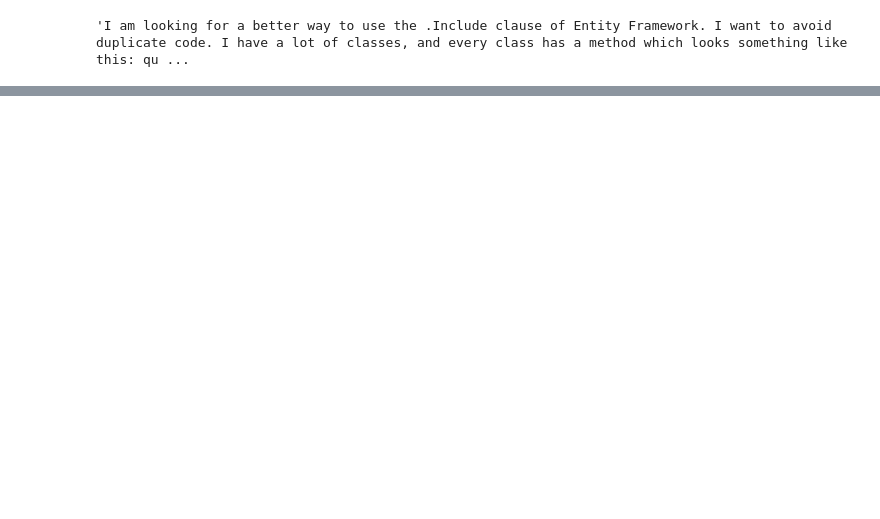
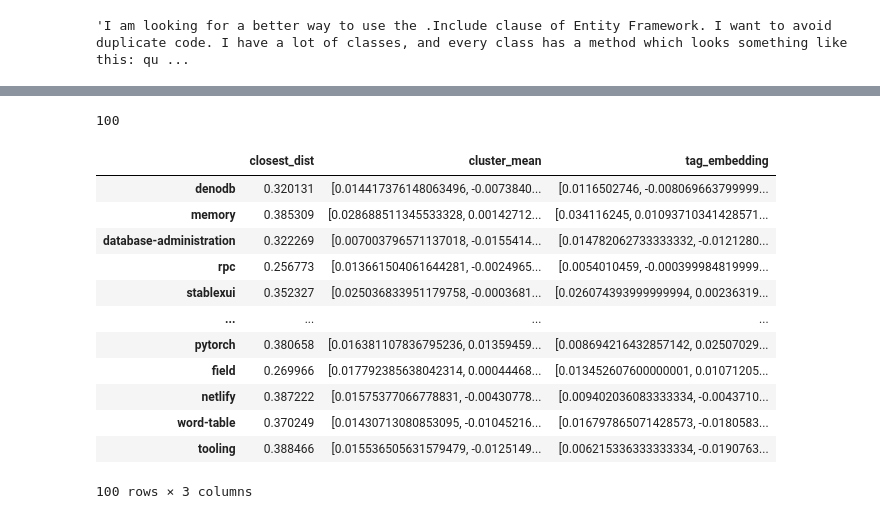
Before and after one commit to Hevagog/adm-stack-inference, a Jupyter notebook: notebooks/questions-xrt.ipynb, the cells around one changed output, grey strips where cells are left out. Cells and saved outputs as stored; diff of their text form; code cells hidden in the pictures; blank space fills up the shorter version.

```diff
--- a/notebooks/questions-xrt.ipynb
+++ b/notebooks/questions-xrt.ipynb
@@ -145,0 +245,7 @@ original_data.iloc[0]['question_text']
+# %%
+
+tree_builder = DirectHierarchicalLabelTree(
+    tag_embeddings=t_stacked,
+    tag_names=tags.index,
+    branching_factors=[100, 100]
+)
@@ -145,0 +300,20 @@ original_data.iloc[0]['question_text']
+# %%
+children_0_tags=[]
+closest_tag,closest_dist = None, float('inf')
+for tag_name,i in zip(tags.index,range(tags.index.shape[0])):
+    tag_path = tree_builder.tag_to_path[i]
+    tag_path_parts = tag_path.split('_c')
+    if tag_path_parts[1] == '0':
+        embedding_cluster_mean = np.mean(tree_builder.tree[tag_path_parts[0] + '_c' + tag_path_parts[1]]['centroids'], axis=0)
+        children_0_tags.append(tag_name)
+        embedding_val = np.stack(tree_builder.tree[tag_path]['centroid'])
+        dist = euclidean_distances(embedding_val.reshape(1, -1), embedding_cluster_mean.reshape(1, -1))[0][0]
+        if dist < closest_dist:
+            closest_dist = dist
+            closest_tag = tag_name
+# %%
+h1_t = {centroid_idx: [] for centroid_idx in range(100)}
+# %%
+len(tree_builder.tree['root']['children'])
+# %% [output]
+100
@@ -145,0 +391,21 @@ original_data.iloc[0]['question_text']
+# %%
+h1_t = find_representative_tags(tree_builder, tags, n_centroids=100)
+# %%
+centroid_100_tags = pd.DataFrame.from_dict(h1_t, orient='index')
+centroid_100_tags.index = centroid_100_tags['closest_tag'].values
+centroid_100_tags.drop(columns=['closest_tag'], inplace=True)
+centroid_100_tags
+# %% [output]
+|  | closest_dist | cluster_mean | tag_embedding |
+| denodb | 0.320131 | [0.014417376148063496, -0.0073840... | [0.0116502746, -0.008069663799999... |
+| memory | 0.385309 | [0.028688511345533328, 0.00142712... | [0.034116245, 0.01093710341428571... |
+| database-administration | 0.322269 | [0.007003796571137018, -0.0155414... | [0.014782062733333332, -0.0121280... |
+| rpc | 0.256773 | [0.013661504061644281, -0.0024965... | [0.0054010459, -0.000399984819999... |
+| stablexui | 0.352327 | [0.025036833951179758, -0.0003681... | [0.026074393999999994, 0.00236319... |
+| ... | ... | ... | ... |
+| pytorch | 0.380658 | [0.016381107836795236, 0.01359459... | [0.008694216432857142, 0.02507029... |
+| field | 0.269966 | [0.017792385638042314, 0.00044468... | [0.013452607600000001, 0.01071205... |
+| netlify | 0.387222 | [0.01575377066778831, -0.00430778... | [0.009402036083333334, -0.0043710... |
+| word-table | 0.370249 | [0.01430713080853095, -0.01045216... | [0.016797865071428573, -0.0180583... |
+| tooling | 0.388466 | [0.015536505631579479, -0.0125149... | [0.006215336333333334, -0.0190763... |
+100 rows × 3 columns
```
Also changed, not shown: parts of 15 cells of this notebook, 1 other file.
